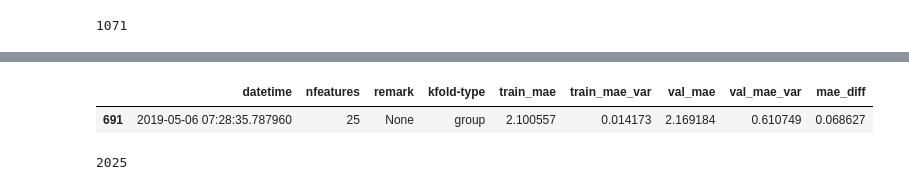
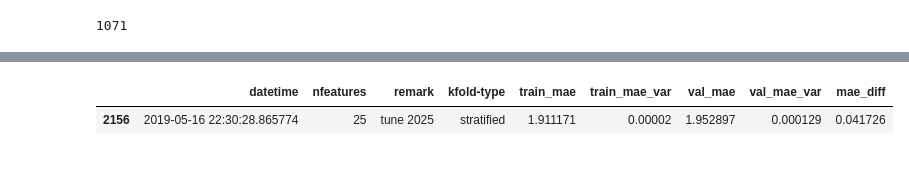
Before and after one commit to arhow/LANLEarthquakePrediction2019, a Jupyter notebook: lgbm.ipynb, the cells around one changed output, grey strips where cells are left out. Cells and saved outputs as stored; diff of their text form; code cells hidden in the pictures.

```diff
--- a/lgbm.ipynb
+++ b/lgbm.ipynb
@@ -35,7 +35,7 @@ df_train['group'] = group
 df_train = df_train.drop(columns=['season'])
 # %%
 # mytrial = []
-mytrial = list(pd.read_pickle('trial/lgbm.pkl').T.to_dict().values())
+mytrial = list(pd.read_pickle('../trial/lgbm.pkl').T.to_dict().values())
 df_trial = pd.DataFrame(mytrial)
 len(mytrial)
 # %% [output]
@@ -372,12 +267,8 @@ common_columns
 # %%
-df_trial.loc[691:691][['datetime','nfeatures', 'remark', 'kfold-type','train_mae','train_mae_var','val_mae','val_mae_var','mae_diff']]
+df_trial.loc[2156:2156][['datetime','nfeatures', 'remark', 'kfold-type','train_mae','train_mae_var','val_mae','val_mae_var','mae_diff']]
 # %% [output]
 |  | datetime | nfeatures | remark | kfold-type | train_mae | train_mae_var | val_mae | val_mae_var | mae_diff |
-| 691 | 2019-05-06 07:28:35.787960 | 25 | None | group | 2.100557 | 0.014173 | 2.169184 | 0.610749 | 0.068627 |
+| 2156 | 2019-05-16 22:30:28.865774 | 25 | tune 2025 | stratified | 1.911171 | 0.00002 | 1.952897 | 0.000129 | 0.041726 |
-# %%
-len(df_trial)
-# %% [output]
-2025
 # %%
 df_test_pred = df_trial.loc[2024]['df_test_pred']
 # %%
```
Also changed, not shown: parts of 27 cells of this notebook, 16 other files.
